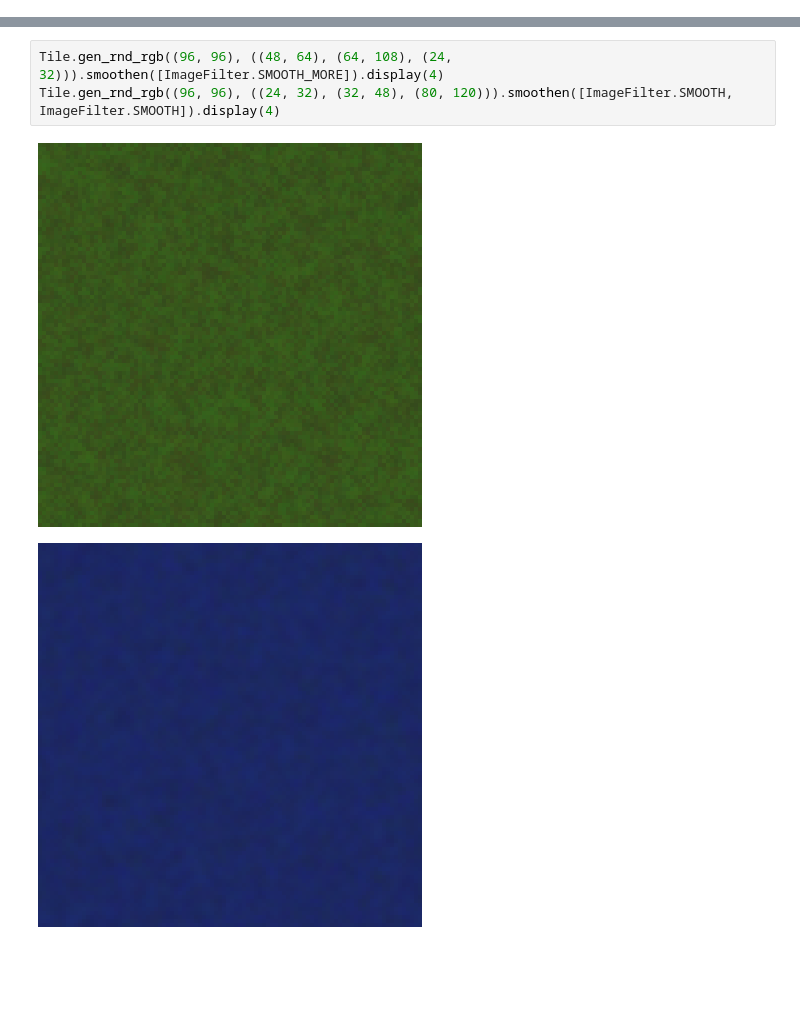
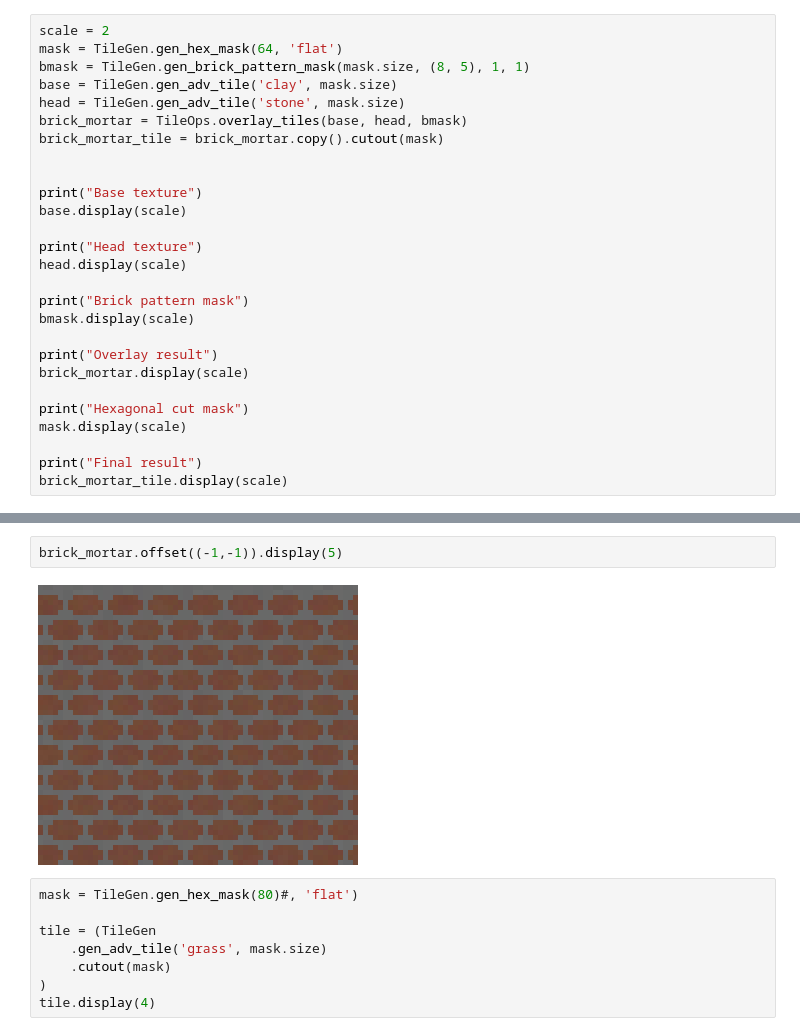
Before and after one commit to ArthurBohn95/python_gamedev_studies, a Jupyter notebook: Image Studies/Tiling Studies/_main/tiling.ipynb, the cells around one changed output, grey strips where cells are left out. Saved outputs shown, nothing was run; the diff lists cells and outputs as text; blank space fills up the shorter version.

Commit message:
added lots of things to tiles

```diff
--- a/Image Studies/Tiling Studies/_main/tiling.ipynb
+++ b/Image Studies/Tiling Studies/_main/tiling.ipynb
@@ -352,0 +606,27 @@ class Tile:
+# %%
+scale = 2
+mask = TileGen.gen_hex_mask(64, 'flat')
+bmask = TileGen.gen_brick_pattern_mask(mask.size, (8, 5), 1, 1)
+base = TileGen.gen_adv_tile('clay', mask.size)
+head = TileGen.gen_adv_tile('stone', mask.size)
+brick_mortar = TileOps.overlay_tiles(base, head, bmask)
+brick_mortar_tile = brick_mortar.copy().cutout(mask)
+
+
+print("Base texture")
+base.display(scale)
+
+print("Head texture")
+head.display(scale)
+
+print("Brick pattern mask")
+bmask.display(scale)
+
+print("Overlay result")
+brick_mortar.display(scale)
+
+print("Hexagonal cut mask")
+mask.display(scale)
+
+print("Final result")
+brick_mortar_tile.display(scale)
@@ -353,6 +646,12 @@ class Tile:
+# %%
+brick_mortar.offset((-1,-1)).display(5)
+# %% [output]
+[figure, added]
 # %%
-Tile.gen_rnd_rgb((96, 96), ((48, 64), (64, 108), (24, 32))).smoothen([ImageFilter.SMOOTH_MORE]).display(4)
-Tile.gen_rnd_rgb((96, 96), ((24, 32), (32, 48), (80, 120))).smoothen([ImageFilter.SMOOTH, ImageFilter.SMOOTH]).display(4)
+mask = TileGen.gen_hex_mask(80)#, 'flat')
+
+tile = (TileGen
+    .gen_adv_tile('grass', mask.size)
+    .cutout(mask)
+)
+tile.display(4)
-# %% [output]
-[figure, removed]
-[figure, removed]
```
Also changed, not shown: parts of 8 cells of this notebook, 1 other file.
